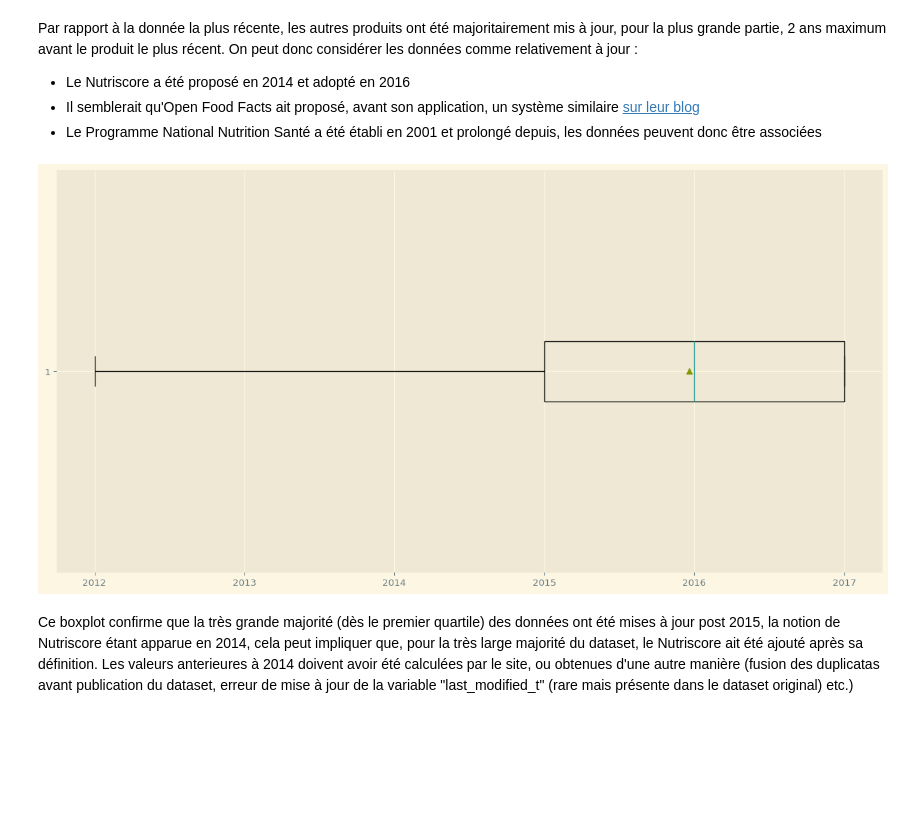
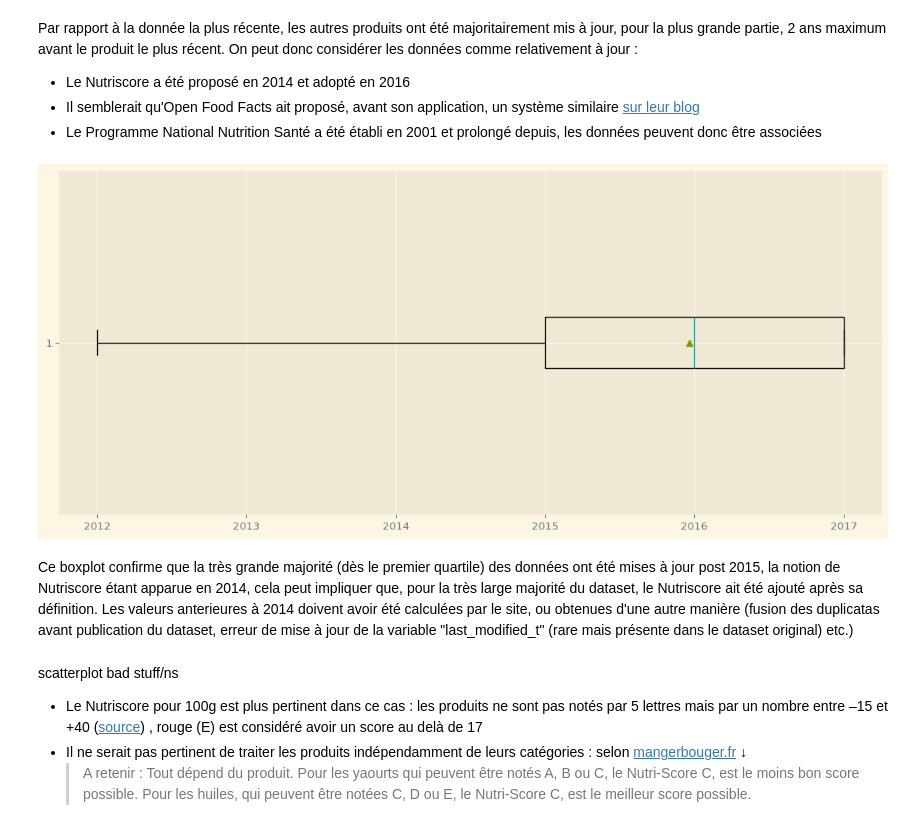
Before and after one commit to Psemp/ds_project_3, a Jupyter notebook: exploratory_analysis.ipynb, the cells around one changed output. Saved outputs shown, nothing was run; the diff lists cells and outputs as text; code cells hidden in the pictures; blank space fills up the shorter version.

```diff
--- a/exploratory_analysis.ipynb
+++ b/exploratory_analysis.ipynb
@@ -193,10 +195,16 @@ Par rapport à la donnée la plus récente, les autres produits ont été majori
 - Il semblerait qu'Open Food Facts ait proposé, avant son application, un système similaire <a href="https://fr.openfoodfacts.org/discover" target="blank">sur leur blog</a>
 - Le Programme National Nutrition Santé a été établi en 2001 et prolongé depuis, les données peuvent donc être associées
 # %%
-box = plt.figure(figsize=(16, 8), dpi=96)
+plt.figure(figsize=(14, 6), dpi=96)
 plt.boxplot([datetime.fromtimestamp(ts).year for ts in data_t], vert=0, showmeans=True, showfliers=True)
 plt.show()
 # %% [output]
-[figure, old version]
+[figure, new version]
 # %% [markdown]
 Ce boxplot confirme que la très grande majorité (dès le premier quartile) des données ont été mises à jour post 2015, la notion de Nutriscore étant apparue en 2014, cela peut impliquer que, pour la très large majorité du dataset, le Nutriscore ait été ajouté après sa définition. Les valeurs anterieures à 2014 doivent avoir été calculées par le site, ou obtenues d'une autre manière (fusion des duplicatas avant publication du dataset, erreur de mise à jour de la variable "last_modified_t" (rare mais présente dans le dataset original) etc.)
+# %% [markdown]
+scatterplot bad stuff/ns
+
+- Le Nutriscore pour 100g est plus pertinent dans ce cas : les produits ne sont pas notés par 5 lettres mais par un nombre entre –15 et +40 (<a href="https://quoidansmonassiette.fr/etiquetage-nutritionnel-nutri-score-5-c-vainqueur-de-la-guerre-des-logos-nutritionnels/">source</a>) , rouge (E) est considéré avoir un score au delà de 17
+- Il ne serait pas pertinent de traiter les produits indépendamment de leurs catégories : selon <a href="mangerbouger.fr">mangerbouger.fr</a> ↓
+    > A retenir : Tout dépend du produit. Pour les yaourts qui peuvent être notés A, B ou C, le Nutri-Score C, est le moins bon score possible. Pour les huiles, qui peuvent être notées C, D ou E, le Nutri-Score C, est le meilleur score possible.
```
Also changed, not shown: parts of 12 cells of this notebook, 2 other files.
